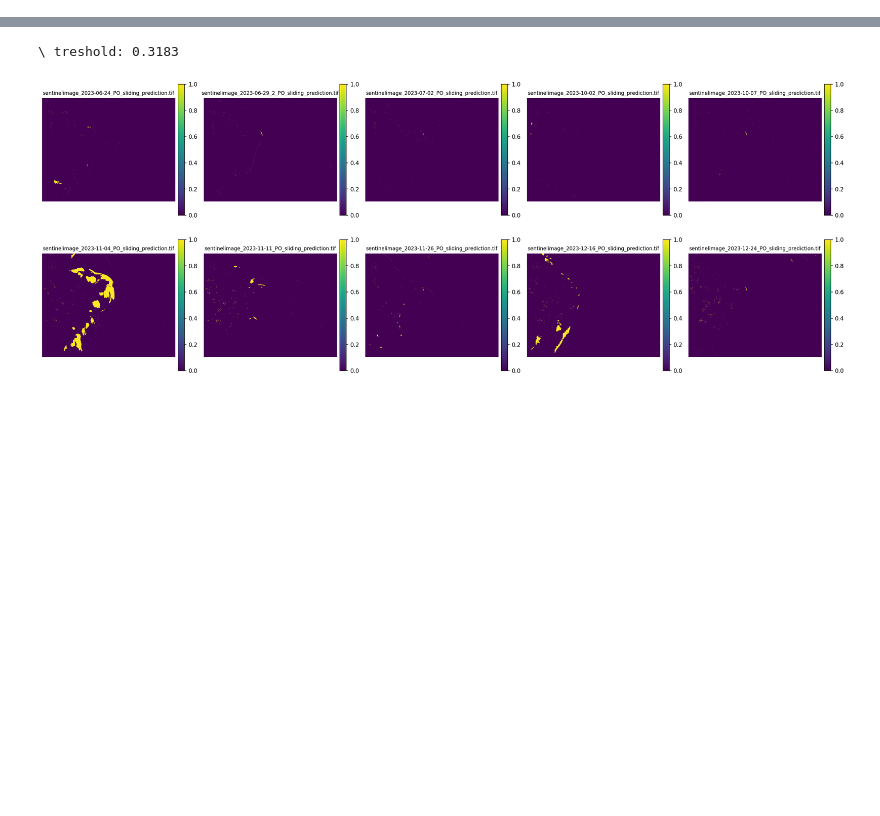
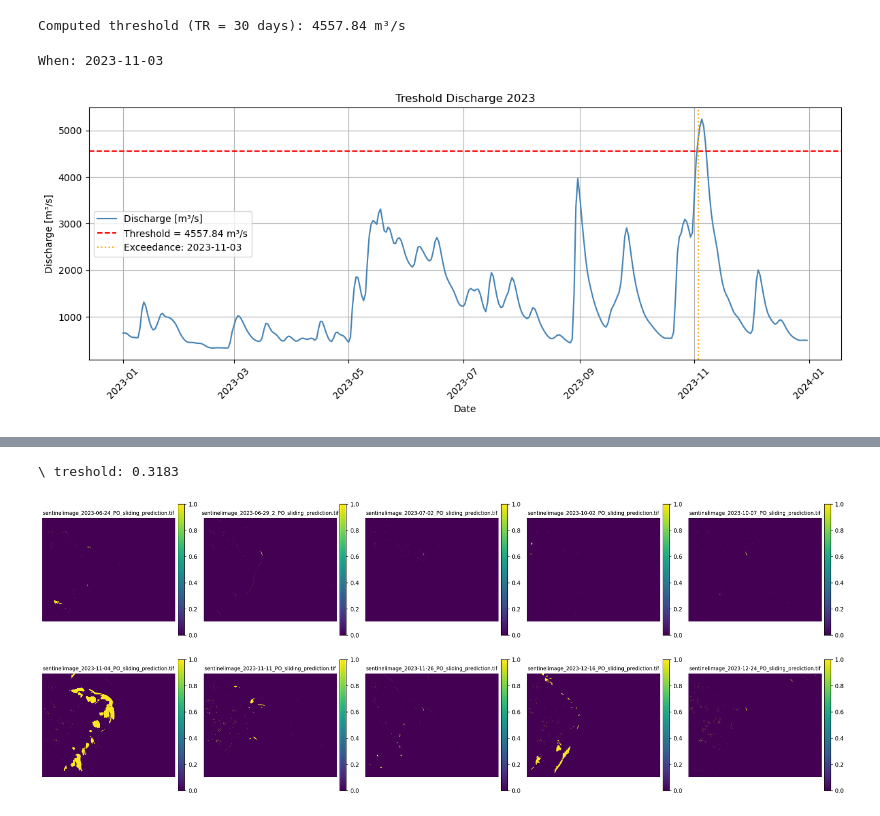
Before and after one commit to Michi-pixel14/Marine_debris_in_River_Deltas, a Jupyter notebook: Marinedebrisedetector_modified.ipynb, the cells around one changed output, grey strips where cells are left out. Drawn from its saved outputs; the diff is of its cells as text; code cells hidden in the pictures; blank space fills up the shorter version.

Commit message:
Modified GloFAS interpolation and threshold

```diff
--- a/Marinedebrisedetector_modified.ipynb
+++ b/Marinedebrisedetector_modified.ipynb
@@ -88 +132,63 @@ No threshold exceedance in 2023. Nothing to download.
+# %%
+# Block Maxima Method
+from pyextremes import EVA
+model = EVA(discharge)
+model.get_extremes(method="BM", block_size=pd.Timedelta(days=30))
+model.fit_model()
+
+summary = model.get_summary(return_period=[1], alpha=0.95, n_samples=12)
+threshold = float(summary.loc[1, 'return value'])
+
+print(f"Computed threshold (TR = 30 days): {threshold:.2f} m³/s")
+# %% [output]
+Computed threshold (TR = 30 days): 4557.84 m³/s
+# %%
+#Identification treshold in 2023
+import xarray as xr
+import pandas as pd
+import matplotlib.pyplot as plt
+import os
+
+file_2023 = "/home/michelangelo/data_discharge_2023.grib2"
+
+ds = xr.open_dataset(
+    file_2023,
+    engine="cfgrib",
+    filter_by_keys={"shortName": "dis24"},
+    backend_kwargs={"indexpath": ""},
+    chunks={"time": 50}
+)
+
+da = ds["dis24"].sel(latitude=valid_lat, longitude=valid_lon, method="nearest")
+series_2023 = da.to_series().dropna()
+series_2023 = series_2023[~series_2023.index.duplicated()].asfreq("D")
+ds.close()
+exceed_dates = series_2023[series_2023 > threshold].index
+
+if exceed_dates.empty:
+    print("The threshold was not exceeded in 2023.")
+else:
+    event_date = exceed_dates.min()
+    print(f"When: {event_date.date()}")
+# %% [output]
+When: 2023-11-03
+# %%
+# Plot treshold 2023
+plt.figure(figsize=(12, 5))
+plt.plot(series_2023.index, series_2023.values, label="Discharge [m³/s]", color="steelblue")
+plt.axhline(threshold, color="red", linestyle="--", label=f"Threshold = {threshold:.2f} m³/s")
+if event_date:
+    plt.axvline(event_date, color="orange", linestyle=":", label=f"Exceedance: {event_date.date()}")
+
+plt.title("Treshold Discharge 2023")
+plt.xlabel("Date")
+plt.ylabel("Discharge [m³/s]")
+plt.xticks(rotation=45)
+plt.locator_params(axis="x", nbins=12)
+plt.grid(True)
+plt.legend()
+plt.tight_layout()
+plt.show()
+# %% [output]
+[figure, added]
 # %%
```
Also changed, not shown: parts of 20 cells of this notebook.
